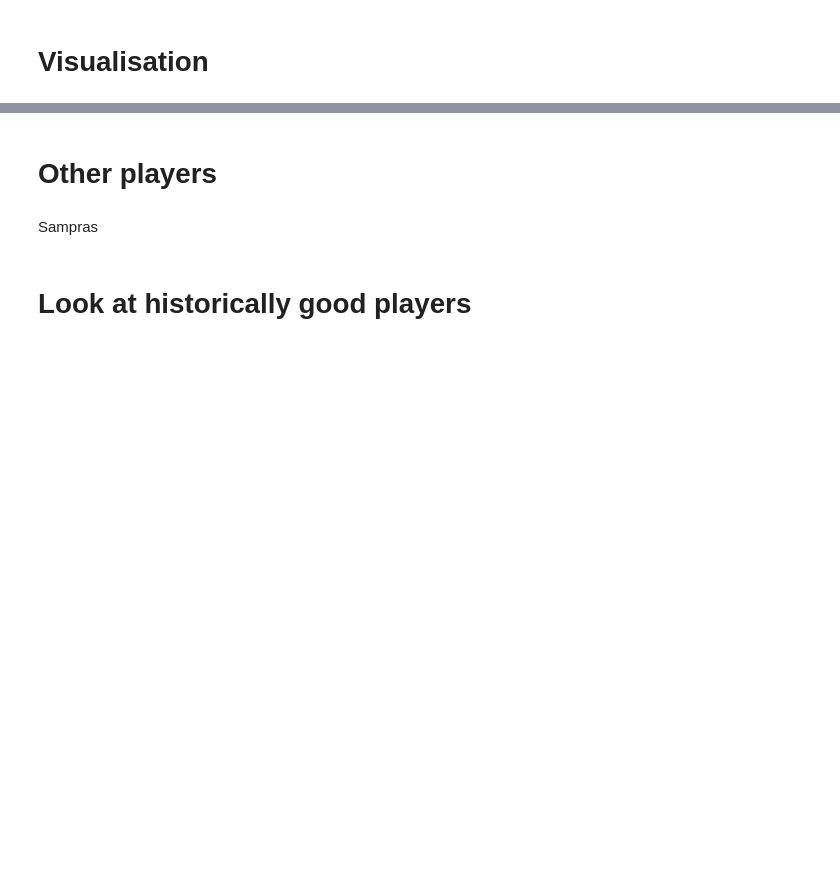
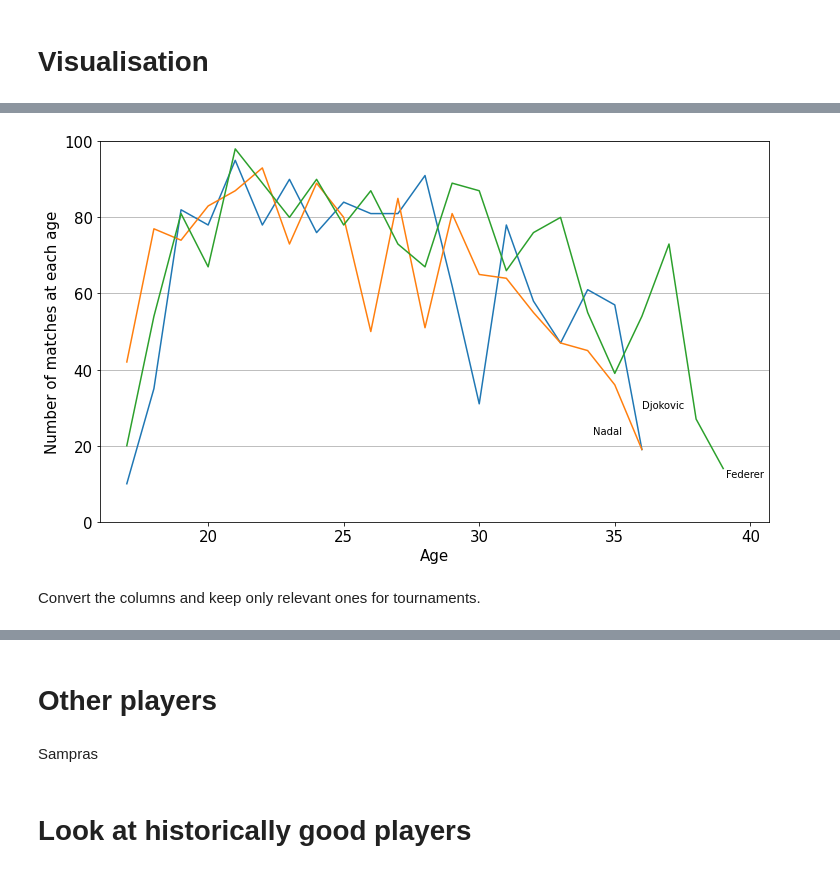
Before and after one commit to harryclem/TennisTop3, a Jupyter notebook: Top 3 tennis figures.ipynb, the cells around one changed output, grey strips where cells are left out. Drawn from its saved outputs; the diff is of its cells as text; code cells hidden in the pictures; blank space fills up the shorter version.

Commit message:
Added number matches
Added the number of matches played by the top 3

```diff
--- a/Top 3 tennis figures.ipynb
+++ b/Top 3 tennis figures.ipynb
@@ -146,5 +156,19 @@ big_3_win = ["win_Novak Djokovic", "win_Rafael Nadal", "win_Roger Federer"]
 big_3_loss = ["lose_Novak Djokovic", "lose_Rafael Nadal", "lose_Roger Federer"]
 
 win_big_3_percentage = calculate_win_pct(all_wins_losses, big_3_pct, big_3_win, big_3_loss)
+# %%
+def calculate_number_matches(df, pct_list, win_list, loss_list):
+
+    new_df = df.copy()
+
+    for i, j, k in zip(pct_list, win_list, loss_list):
+
+        new_df[i] = new_df[j] + new_df[k]
+
+    matches_data = new_df.loc["17":"39", pct_list]
+
+    return matches_data
+# %%
+matches_big_3 = calculate_number_matches(all_wins_losses, big_3_pct, big_3_win, big_3_loss)
 # %% [markdown]
 # Visualisation
@@ -171,0 +198,22 @@ plt.show()
+# %%
+plt.figure(figsize = (12, 7))
+plt.plot(matches_big_3["Djokovic_win_pct"], label = "Djokovic")
+plt.plot(matches_big_3["Nadal_win_pct"], label = "Nadal")
+plt.plot(matches_big_3["Federer_win_pct"], label = "Federer")
+#plt.plot(win_sampras_percentage["Sampras_win_pct"], label = "Sampras")
+plt.xlim(16, 40.7)
+plt.ylim(0, 100)
+#plt.legend()
+plt.grid(axis = "y")
+plt.xlabel("Age", fontsize = 15)
+plt.ylabel("Number of matches at each age", fontsize = 15)
+plt.annotate("Federer", (39.1, 11.7))
+plt.annotate("Nadal", (34.2, 23))
+plt.annotate("Djokovic", (36, 30))
+plt.xticks(fontsize = 15)
+plt.yticks(fontsize = 15)
+plt.show()
+# %% [output]
+[figure, added]
+# %% [markdown]
+Convert the columns and keep only relevant ones for tournaments.
```
Also changed, not shown: parts of 13 cells of this notebook.
